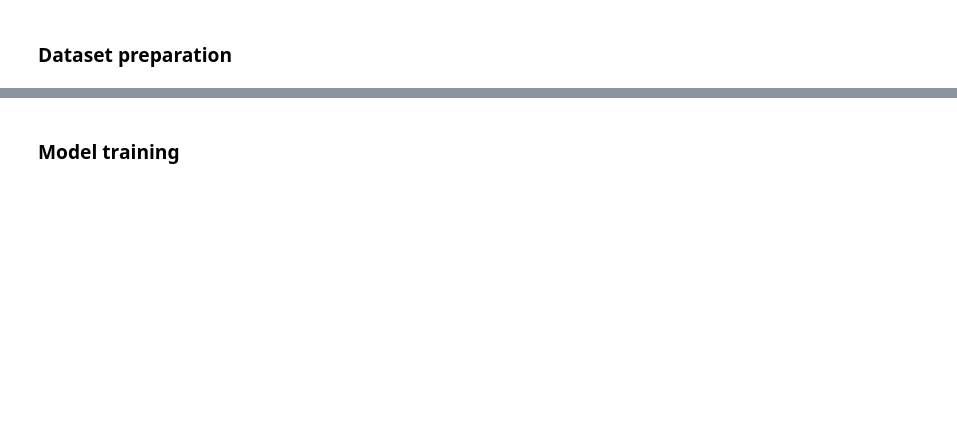
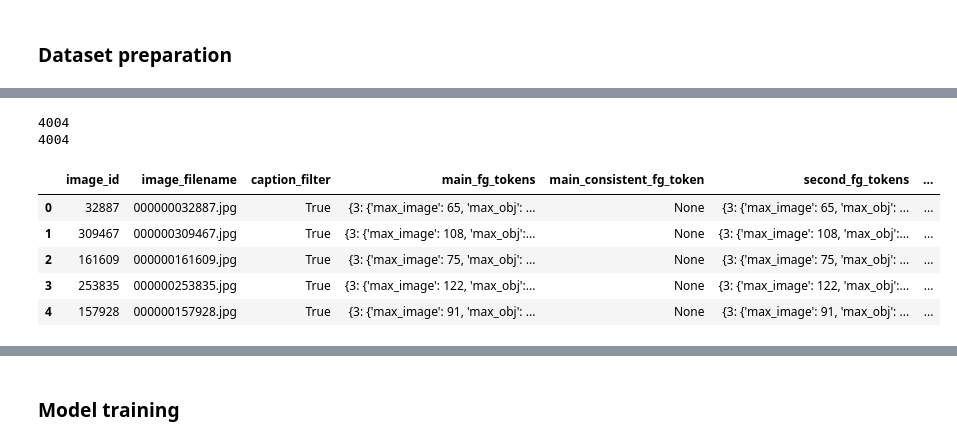
Before and after one commit to bodias/vision-transformers-analysis, a Jupyter notebook: sample_image_captioning/decoding_task-experiments.ipynb, the cells around one changed output, grey strips where cells are left out. Drawn from its saved outputs; the diff is of its cells as text; code cells hidden in the pictures; blank space fills up the shorter version.

```diff
--- a/sample_image_captioning/decoding_task-experiments.ipynb
+++ b/sample_image_captioning/decoding_task-experiments.ipynb
@@ -59,7 +60,8 @@ def base_model(model="NN", n_classes = 5):
 # %%
 EXP_FOLDER = "experiments"
 # %%
-dataset_folder = "features/features-mask-4-main_thr-0-sec_thr-0/"
+data_split = "train2017"
+dataset_folder = f"{data_split}/task1_30-04_L5-8_clean_caption/features-mask-4-main_thr-0-sec_thr-0/"
 exp_name = f"exp_{dataset_folder[18:-1]}"
 exp_name
 # %% [output]
@@ -123,0 +167,7 @@ Processing file 'feat-tokens_act-1-33.pickle'
+# %%
+data_split = "train2017"
+dataset_folder = f"{data_split}/task1_30-04_clean_caption/features-mask-4-main_thr-0-sec_thr-0/"
+test_features_mask4, unique_labels = prepare_dataset(dataset_folder, limit_size=1001)
+
+dataset_folder = f"{data_split}/task1_30-04_clean_caption/features-mask-3-main_thr-0-sec_thr-0/"
+test_features_mask3, unique_labels = prepare_dataset(dataset_folder, limit_size=1001)
@@ -123,0 +191,15 @@ Processing file 'feat-tokens_act-1-33.pickle'
+# %%
+print(len(test_features_mask4))
+print(len(test_features_mask3))
+# %% [output]
+4004
+4004
+# %%
+test_features_mask3.head()
+# %% [output]
+|  | image_id | image_filename | caption_filter | main_fg_tokens | main_consistent_fg_token | second_fg_tokens | ... |
+| 0 | 32887 | 000000032887.jpg | True | {3: {'max_image': 65, 'max_obj': ... | None | {3: {'max_image': 65, 'max_obj': ... | ... |
+| 1 | 309467 | 000000309467.jpg | True | {3: {'max_image': 108, 'max_obj':... | None | {3: {'max_image': 108, 'max_obj':... | ... |
+| 2 | 161609 | 000000161609.jpg | True | {3: {'max_image': 75, 'max_obj': ... | None | {3: {'max_image': 75, 'max_obj': ... | ... |
+| 3 | 253835 | 000000253835.jpg | True | {3: {'max_image': 122, 'max_obj':... | None | {3: {'max_image': 122, 'max_obj':... | ... |
+| 4 | 157928 | 000000157928.jpg | True | {3: {'max_image': 91, 'max_obj': ... | None | {3: {'max_image': 91, 'max_obj': ... | ... |
```
Also changed, not shown: parts of 35 cells of this notebook, 10 other files.
